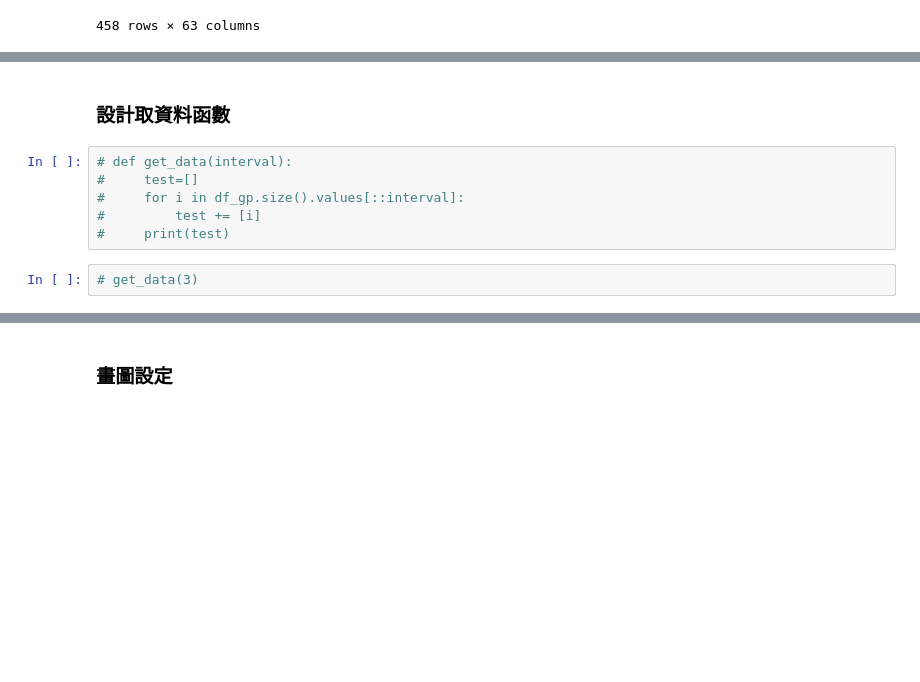
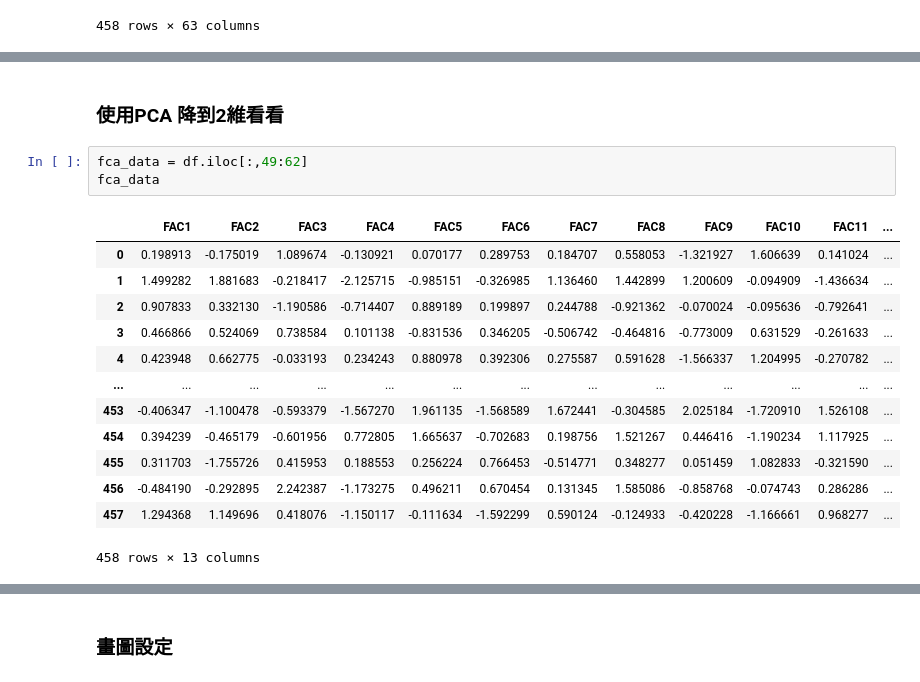
Before and after one commit to jerrylin0505/Multicovariance, a Jupyter notebook: Project3/畫圖.ipynb, the cells around one changed output, grey strips where cells are left out. Drawn from its saved outputs; the diff is of its cells as text; blank space fills up the shorter version.

```diff
--- a/Project3/畫圖.ipynb
+++ b/Project3/畫圖.ipynb
@@ -28,10 +44,19 @@ picture["Count"] = 1
-# %% [markdown]
-### 設計取資料函數
-# %%
-# def get_data(interval):
-#     test=[]
-#     for i in df_gp.size().values[::interval]:
-#         test += [i]
-#     print(test)
-# %%
-# get_data(3)
+# %% [markdown]
+### 使用PCA 降到2維看看
+# %%
+fca_data = df.iloc[:,49:62]
+fca_data
+# %% [output]
+|  | FAC1 | FAC2 | FAC3 | FAC4 | FAC5 | FAC6 | FAC7 | FAC8 | FAC9 | FAC10 | FAC11 | ... |
+| 0 | 0.198913 | -0.175019 | 1.089674 | -0.130921 | 0.070177 | 0.289753 | 0.184707 | 0.558053 | -1.321927 | 1.606639 | 0.141024 | ... |
+| 1 | 1.499282 | 1.881683 | -0.218417 | -2.125715 | -0.985151 | -0.326985 | 1.136460 | 1.442899 | 1.200609 | -0.094909 | -1.436634 | ... |
+| 2 | 0.907833 | 0.332130 | -1.190586 | -0.714407 | 0.889189 | 0.199897 | 0.244788 | -0.921362 | -0.070024 | -0.095636 | -0.792641 | ... |
+| 3 | 0.466866 | 0.524069 | 0.738584 | 0.101138 | -0.831536 | 0.346205 | -0.506742 | -0.464816 | -0.773009 | 0.631529 | -0.261633 | ... |
+| 4 | 0.423948 | 0.662775 | -0.033193 | 0.234243 | 0.880978 | 0.392306 | 0.275587 | 0.591628 | -1.566337 | 1.204995 | -0.270782 | ... |
+| ... | ... | ... | ... | ... | ... | ... | ... | ... | ... | ... | ... | ... |
+| 453 | -0.406347 | -1.100478 | -0.593379 | -1.567270 | 1.961135 | -1.568589 | 1.672441 | -0.304585 | 2.025184 | -1.720910 | 1.526108 | ... |
+| 454 | 0.394239 | -0.465179 | -0.601956 | 0.772805 | 1.665637 | -0.702683 | 0.198756 | 1.521267 | 0.446416 | -1.190234 | 1.117925 | ... |
+| 455 | 0.311703 | -1.755726 | 0.415953 | 0.188553 | 0.256224 | 0.766453 | -0.514771 | 0.348277 | 0.051459 | 1.082833 | -0.321590 | ... |
+| 456 | -0.484190 | -0.292895 | 2.242387 | -1.173275 | 0.496211 | 0.670454 | 0.131345 | 1.585086 | -0.858768 | -0.074743 | 0.286286 | ... |
+| 457 | 1.294368 | 1.149696 | 0.418076 | -1.150117 | -0.111634 | -1.592299 | 0.590124 | -0.124933 | -0.420228 | -1.166661 | 0.968277 | ... |
+458 rows × 13 columns
```
Also changed, not shown: parts of 6 cells of this notebook, 12 other files.
